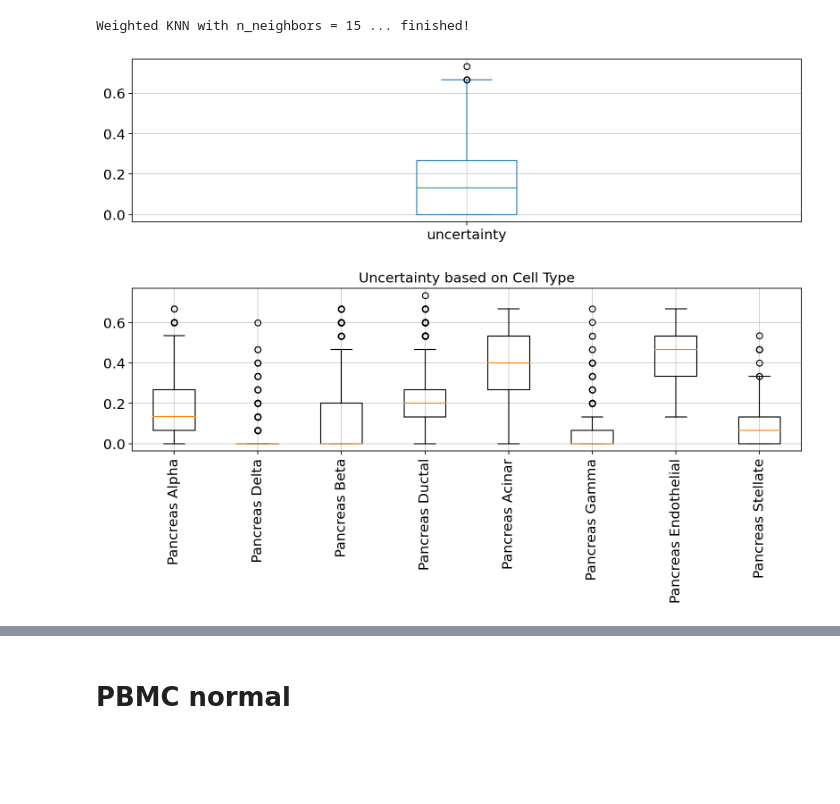
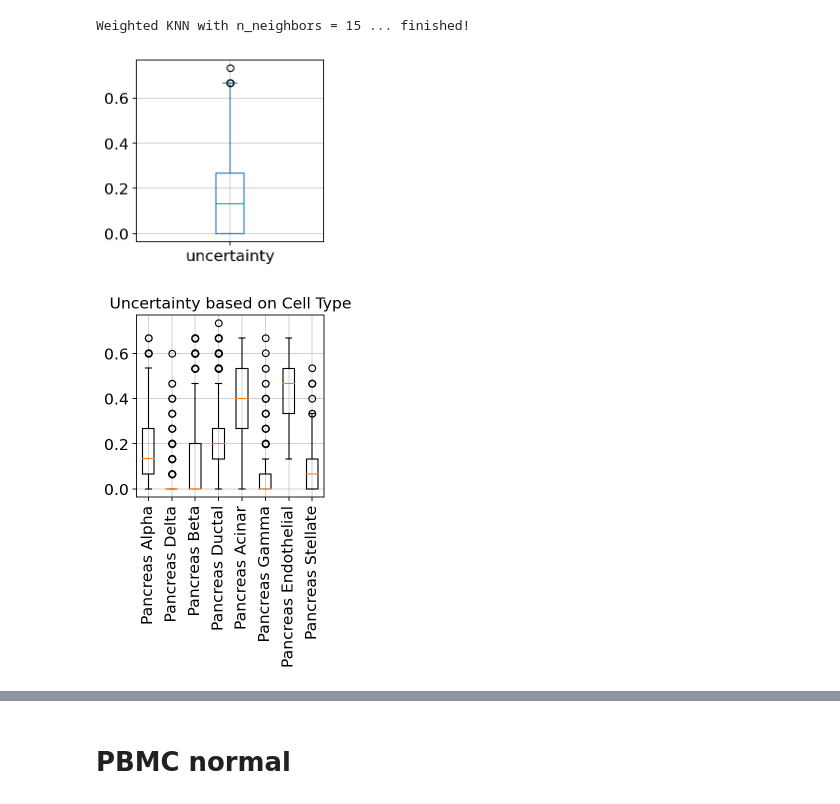
Before and after one commit to theislab/archmap_data, a Jupyter notebook: scarches-api/uncert/testing/uncert_euclidean.ipynb, the cells around one changed output, grey strips where cells are left out. Drawn from its saved outputs; the diff is of its cells as text; code cells hidden in the pictures; blank space fills up the shorter version.

```diff
--- a/scarches-api/uncert/testing/uncert_euclidean.ipynb
+++ b/scarches-api/uncert/testing/uncert_euclidean.ipynb
@@ -43,7 +45,7 @@ from uncert_metric import *
 # %%
 sc.settings.set_figure_params(dpi=200, frameon=False)
 sc.set_figure_params(dpi=200)
-sc.set_figure_params(figsize=(12, 3))
+sc.set_figure_params(figsize=(3, 3))
 torch.set_printoptions(precision=3, sci_mode=False, edgeitems=7)
 # %% [markdown]
 # Pancreas
@@ -126,7 +143,8 @@ adata_query_latent.obs['batch'] = target_adata.obs[condition_key].tolist()
 # %%
 uncertainties = classification_uncert_euclidean(
     adata_ref_latent = adata_ref_latent,
-    adata_query_latent = adata_query_latent
+    adata_query_latent = adata_query_latent,
+    cell_type_key = "cell_type"
 )
 # %% [output]
 Weighted KNN with n_neighbors = 15 ... finished!
@@ -135,7 +153,7 @@ uncertainties["uncertainty"] = uncertainties["cell_type"]
 uncertainties["batch"] = target_adata.obs[condition_key].tolist()
 uncertainties["cell_type"] = target_adata.obs[cell_type_key].tolist()
 # %%
-uncert_diagram(uncertainties)
+uncert_diagram(uncertainties, cell_type_key)
 # %% [output]
-[figure, old version]
+[figure, new version]
-[figure, old version]
+[figure, new version]
```
Also changed, not shown: parts of 13 cells of this notebook, 3 other files.
